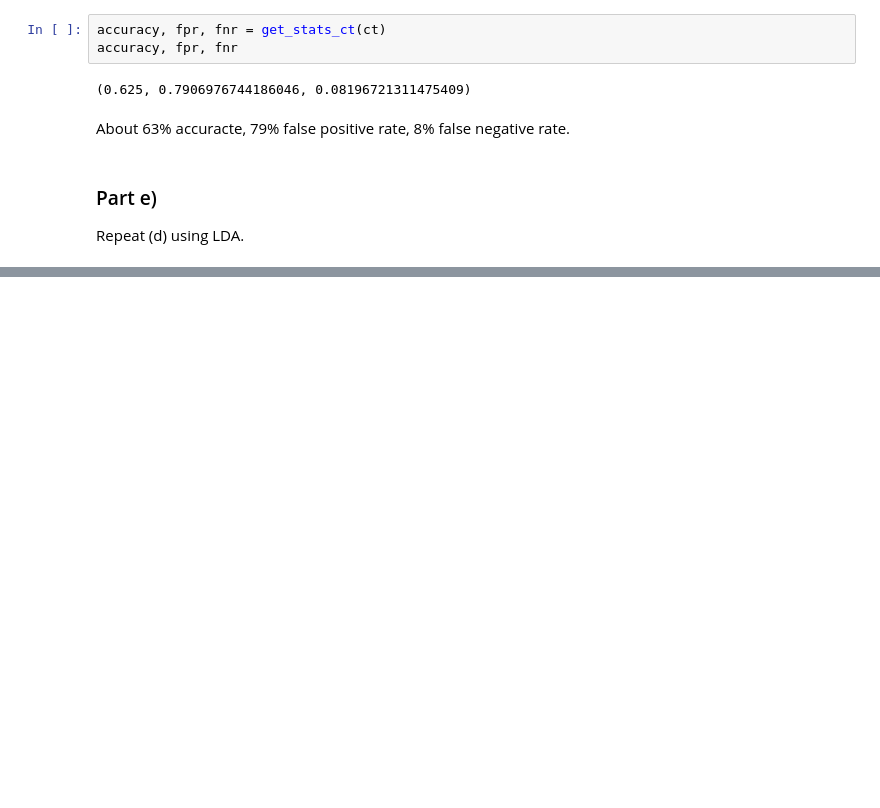
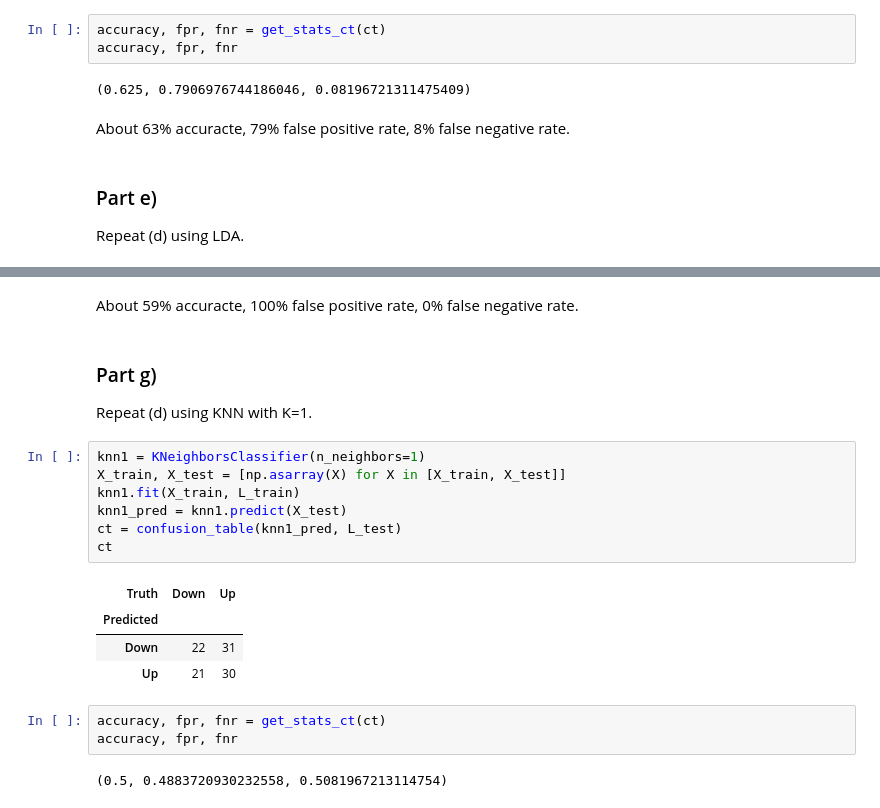
Before and after one commit to kmerkl22/k-s-ISL, a Jupyter notebook: Notebooks/Ch04-ISLexercises.ipynb, the cells around one changed output, grey strips where cells are left out. Cells and saved outputs as stored; diff of their text form; blank space fills up the shorter version.

```diff
--- a/Notebooks/Ch04-ISLexercises.ipynb
+++ b/Notebooks/Ch04-ISLexercises.ipynb
@@ -187,0 +274,22 @@ Repeat (d) using LDA.
+# %% [markdown]
+About 59% accuracte, 100% false positive rate, 0% false negative rate.
+# %% [markdown]
+### Part g)
+Repeat (d) using KNN with K=1.
+# %%
+knn1 = KNeighborsClassifier(n_neighbors=1)
+X_train, X_test = [np.asarray(X) for X in [X_train, X_test]]
+knn1.fit(X_train, L_train)
+knn1_pred = knn1.predict(X_test)
+ct = confusion_table(knn1_pred, L_test)
+ct
+# %% [output]
+| Truth | Down | Up |
+| Predicted |  |  |
+| Down | 22 | 31 |
+| Up | 21 | 30 |
+# %%
+accuracy, fpr, fnr = get_stats_ct(ct)
+accuracy, fpr, fnr
+# %% [output]
+(0.5, 0.4883720930232558, 0.5081967213114754)
```
Also changed, not shown: parts of 40 cells of this notebook.
